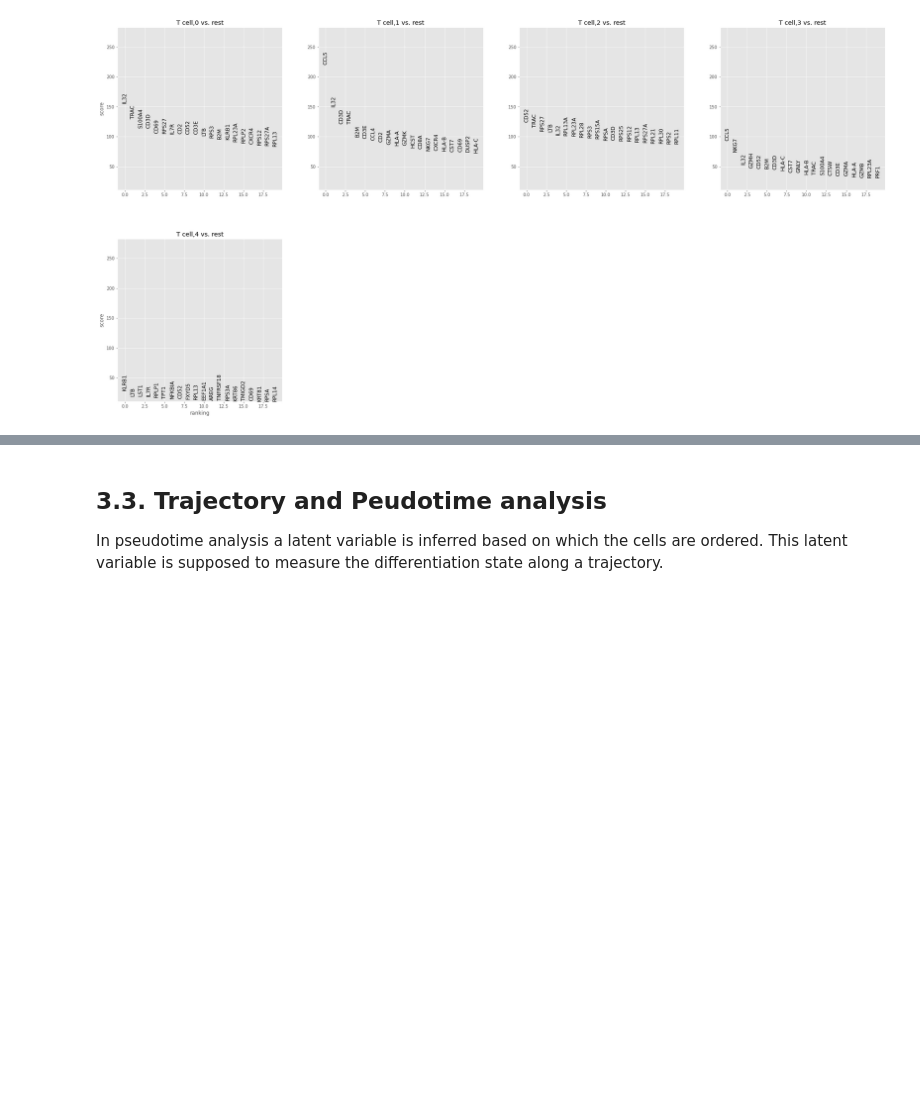
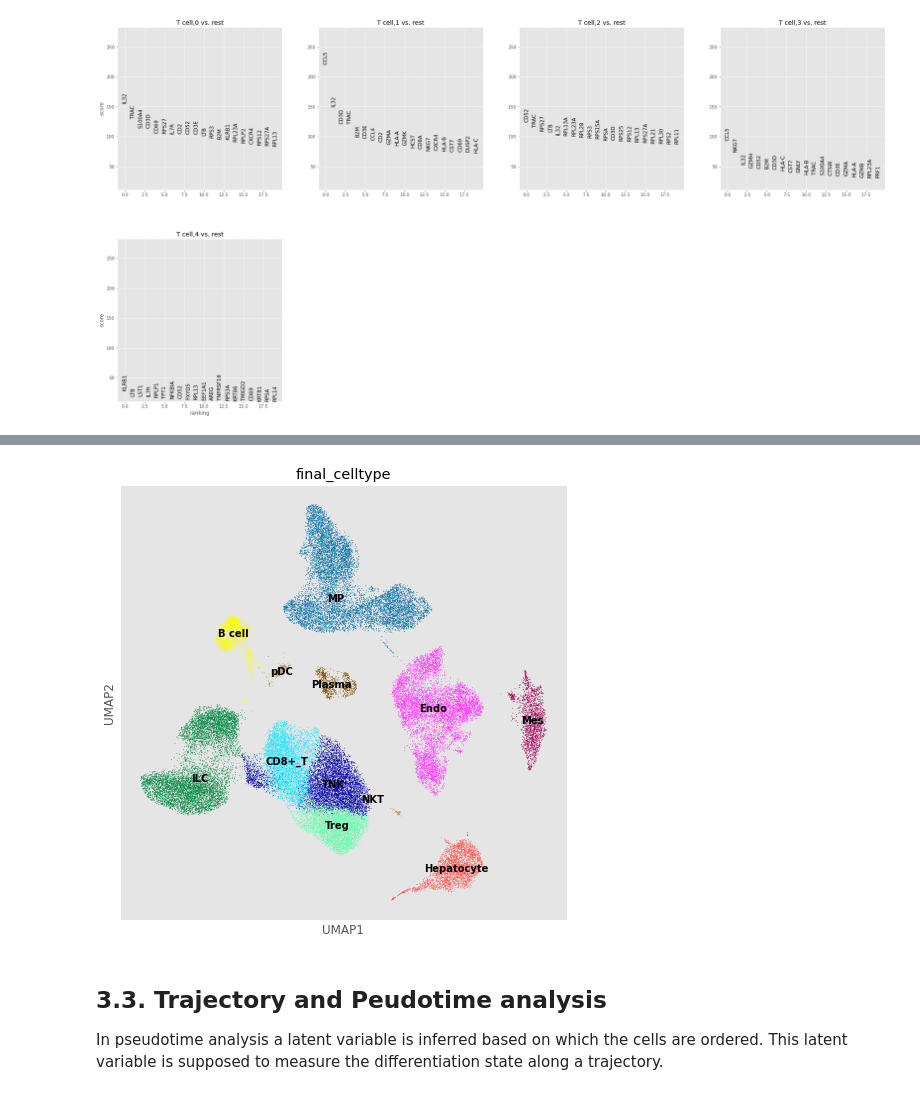
Before and after one commit to shangl02/scRNASeq_spatial, a Jupyter notebook: scRNASeq_pipeline/scanpy_pipeline.ipynb, the cells around one changed output, grey strips where cells are left out. Cells and saved outputs as stored; diff of their text form; code cells hidden in the pictures; blank space fills up the shorter version.

```diff
--- a/scRNASeq_pipeline/scanpy_pipeline.ipynb
+++ b/scRNASeq_pipeline/scanpy_pipeline.ipynb
@@ -740 +745,5 @@ NKT           122
 Name: final_celltype, dtype: int64
+# %%
+sc.pl.umap(adata, color=['final_celltype'], palette=sc.pl.palettes.default_102, legend_loc='on data')
+# %% [output]
+[figure, added]
```
Also changed, not shown: parts of 18 cells of this notebook.
